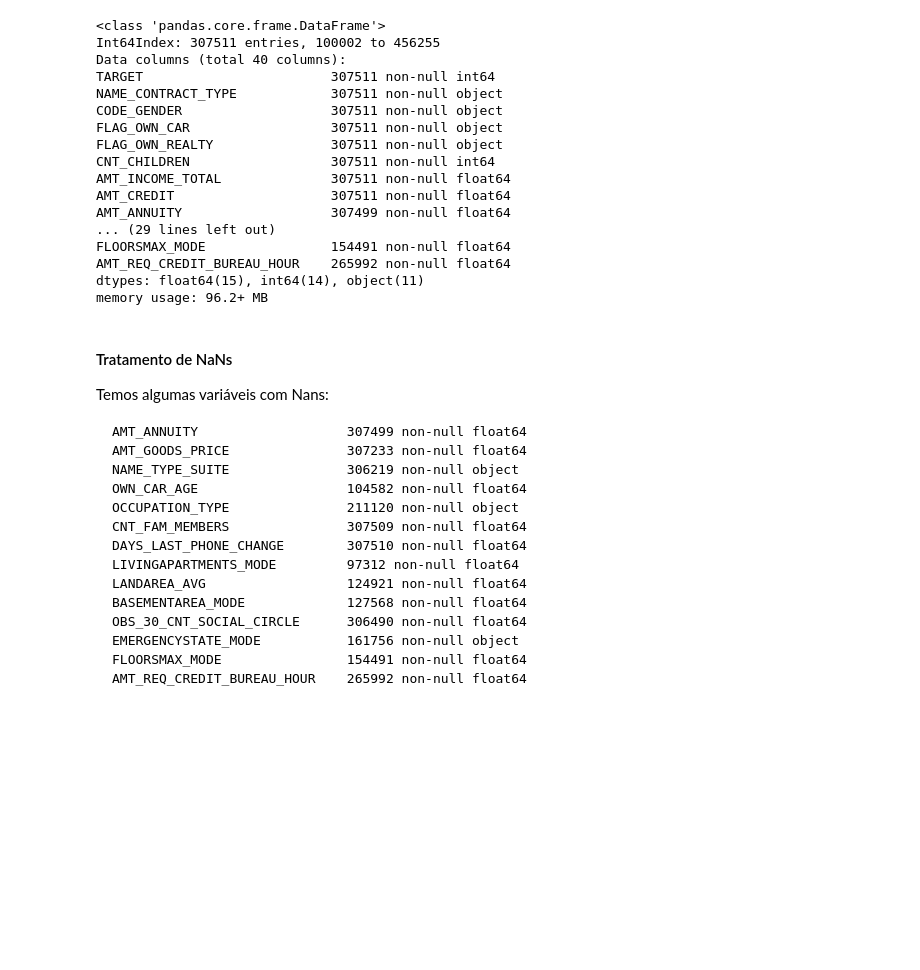
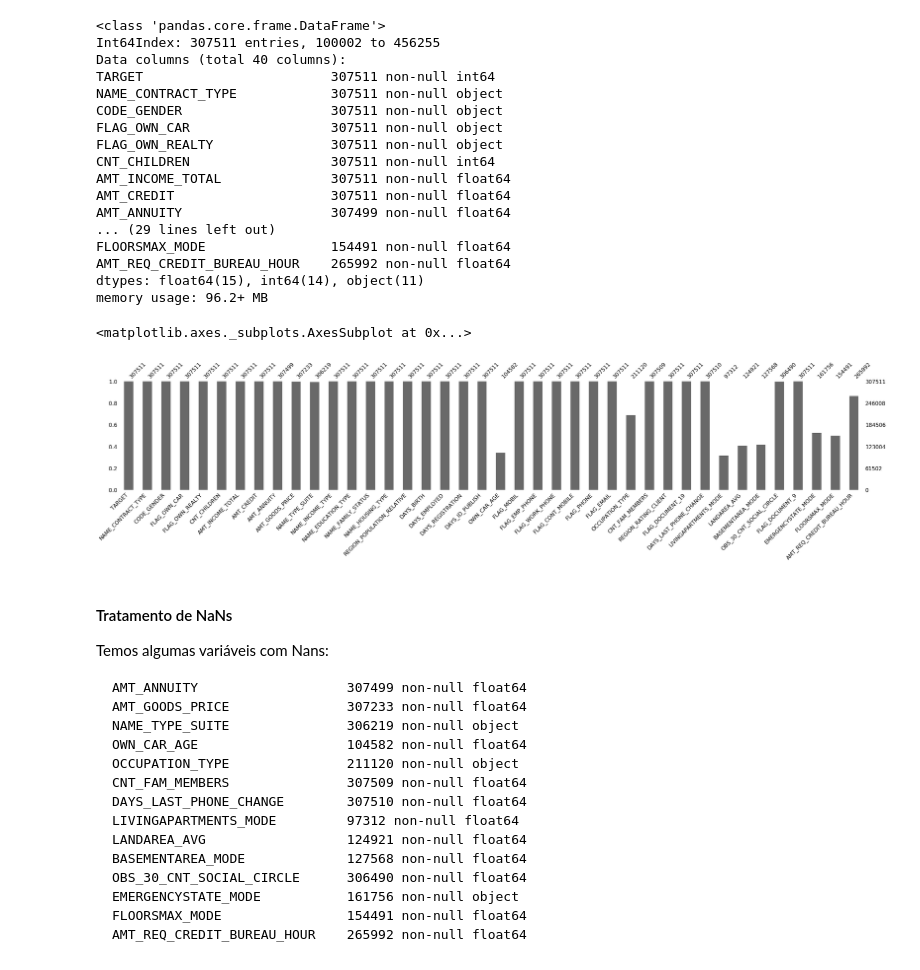
Before and after one commit to ricardoslee/Trabalhos, a Jupyter notebook: AIA/Trabalho1.ipynb, the cells around one changed output. Drawn from its saved outputs; the diff is of its cells as text; code cells hidden in the pictures; blank space fills up the shorter version.

```diff
--- a/AIA/Trabalho1.ipynb
+++ b/AIA/Trabalho1.ipynb
@@ -131,6 +131,11 @@ FLOORSMAX_MODE                154491 non-null float64
 AMT_REQ_CREDIT_BUREAU_HOUR    265992 non-null float64
 dtypes: float64(15), int64(14), object(11)
 memory usage: 96.2+ MB
+# %%
+mn.bar(df40,figsize=(40,6))
+# %% [output]
+<matplotlib.axes._subplots.AxesSubplot at 0x...>
+[figure, added]
 # %% [markdown]
 #### Tratamento de NaNs
 
```
Also changed, not shown: parts of 11 cells of this notebook.
